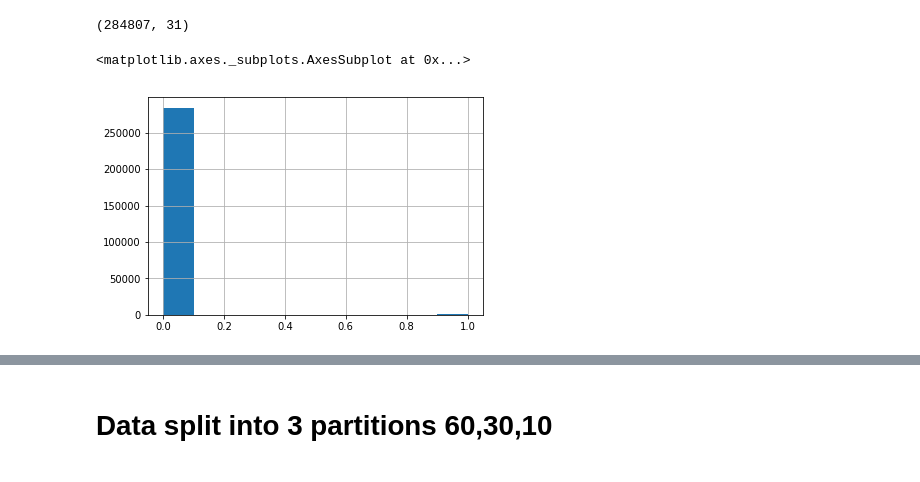
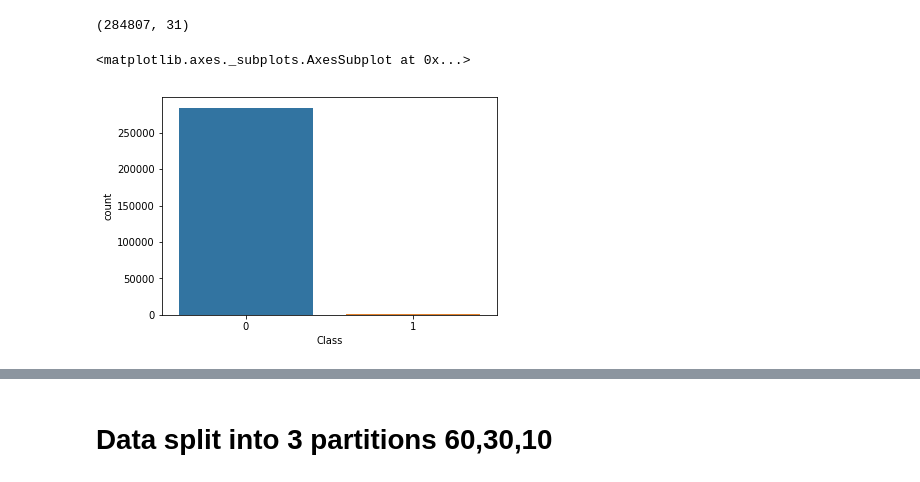
Before and after one commit to ritwikkanodia/Privacy-Preserving-Machine-Learning, a Jupyter notebook: Untitled.ipynb, the cells around one changed output, grey strips where cells are left out. Drawn from its saved outputs; the diff is of its cells as text; code cells hidden in the pictures.

```diff
--- a/Untitled.ipynb
+++ b/Untitled.ipynb
@@ -24,8 +33,3 @@ data.head()
 data.shape
 # %% [output]
 (284807, 31)
-# %%
-data['Class'].hist()
-# %% [output]
-<matplotlib.axes._subplots.AxesSubplot at 0x...>
-[figure, removed]
@@ -33,0 +36,5 @@ data['Class'].hist()
+# %%
+sb.countplot(data['Class'])
+# %% [output]
+<matplotlib.axes._subplots.AxesSubplot at 0x...>
+[figure, added]
```
Also changed, not shown: parts of 38 cells of this notebook.
